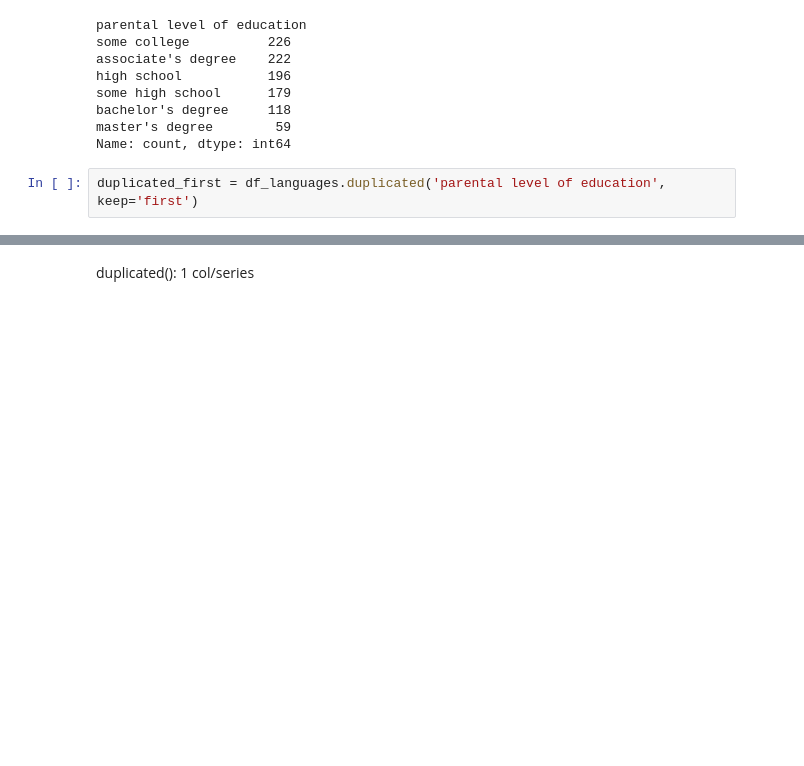
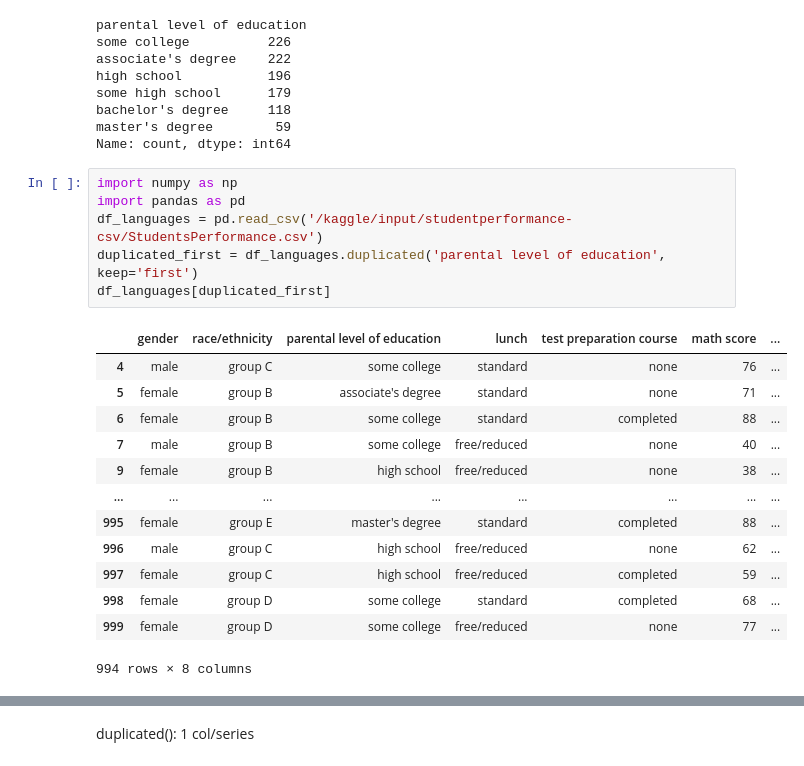
Before and after one commit to 123EFD/python, a Jupyter notebook: introduction-to-pandas-and-numpy.ipynb, the cells around one changed output, grey strips where cells are left out. Cells and saved outputs as stored; diff of their text form; blank space fills up the shorter version.

Commit message:
Kaggle Notebook | Introduction to pandas and numpy | Version 2

```diff
--- a/introduction-to-pandas-and-numpy.ipynb
+++ b/introduction-to-pandas-and-numpy.ipynb
@@ -625,5 +625,23 @@ some high school      179
 bachelor's degree     118
 master's degree        59
 Name: count, dtype: int64
-# %%
-duplicated_first = df_languages.duplicated('parental level of education', keep='first')
+# %%
+import numpy as np
+import pandas as pd
+df_languages = pd.read_csv('/kaggle/input/studentperformance-csv/StudentsPerformance.csv')
+duplicated_first = df_languages.duplicated('parental level of education', keep='first')
+df_languages[duplicated_first]
+# %% [output]
+|  | gender | race/ethnicity | parental level of education | lunch | test preparation course | math score | ... |
+| 4 | male | group C | some college | standard | none | 76 | ... |
+| 5 | female | group B | associate's degree | standard | none | 71 | ... |
+| 6 | female | group B | some college | standard | completed | 88 | ... |
+| 7 | male | group B | some college | free/reduced | none | 40 | ... |
+| 9 | female | group B | high school | free/reduced | none | 38 | ... |
+| ... | ... | ... | ... | ... | ... | ... | ... |
+| 995 | female | group E | master's degree | standard | completed | 88 | ... |
+| 996 | male | group C | high school | free/reduced | none | 62 | ... |
+| 997 | female | group C | high school | free/reduced | completed | 59 | ... |
+| 998 | female | group D | some college | standard | completed | 68 | ... |
+| 999 | female | group D | some college | free/reduced | none | 77 | ... |
+994 rows × 8 columns
```
Also changed, not shown: parts of 6 cells of this notebook.
